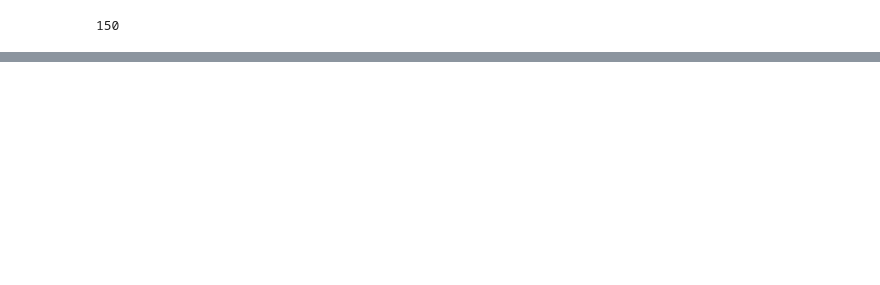
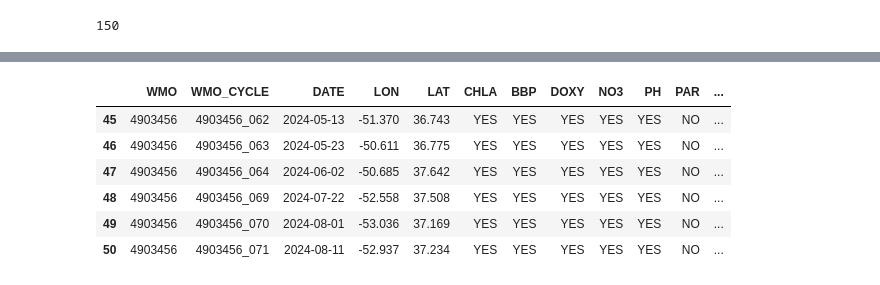
Before and after one commit to mcornec/GO-SWACE, a Jupyter notebook: crop_AVISO_to_edward.ipynb, the cells around one changed output, grey strips where cells are left out. Saved outputs shown, nothing was run; the diff lists cells and outputs as text; code cells hidden in the pictures; blank space fills up the shorter version.

```diff
--- a/crop_AVISO_to_edward.ipynb
+++ b/crop_AVISO_to_edward.ipynb
@@ -446,0 +508,11 @@ plt.legend(bbox_to_anchor=(1,1));
+# %%
+cyc1_df = argo_df[argo_df['ID']==164996]
+cyc1_df
+# %% [output]
+|  | WMO | WMO_CYCLE | DATE | LON | LAT | CHLA | BBP | DOXY | NO3 | PH | PAR | ... |
+| 45 | 4903456 | 4903456_062 | 2024-05-13 | -51.370 | 36.743 | YES | YES | YES | YES | YES | NO | ... |
+| 46 | 4903456 | 4903456_063 | 2024-05-23 | -50.611 | 36.775 | YES | YES | YES | YES | YES | NO | ... |
+| 47 | 4903456 | 4903456_064 | 2024-06-02 | -50.685 | 37.642 | YES | YES | YES | YES | YES | NO | ... |
+| 48 | 4903456 | 4903456_069 | 2024-07-22 | -52.558 | 37.508 | YES | YES | YES | YES | YES | NO | ... |
+| 49 | 4903456 | 4903456_070 | 2024-08-01 | -53.036 | 37.169 | YES | YES | YES | YES | YES | NO | ... |
+| 50 | 4903456 | 4903456_071 | 2024-08-11 | -52.937 | 37.234 | YES | YES | YES | YES | YES | NO | ... |
```
Also changed, not shown: parts of 14 cells of this notebook, 2 other files.
